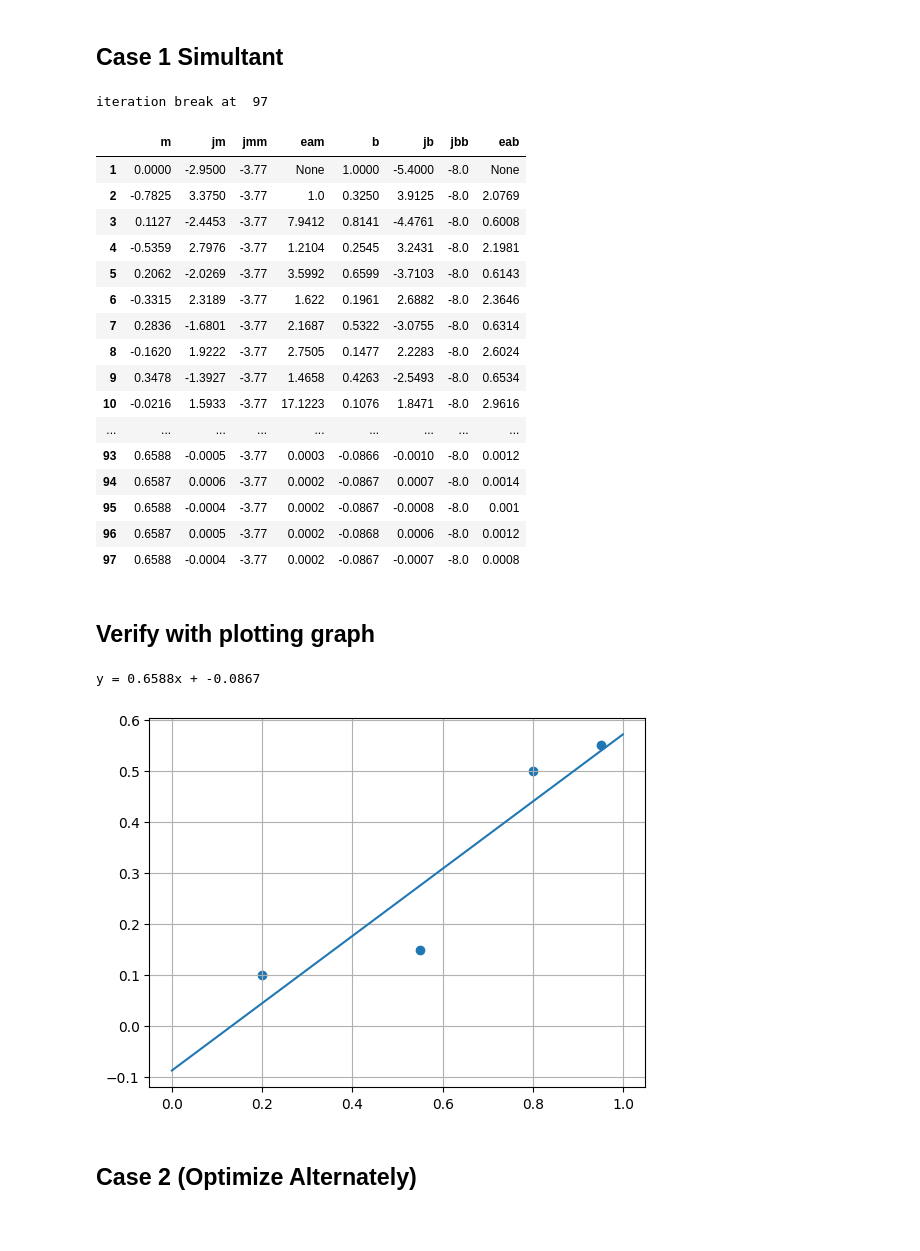
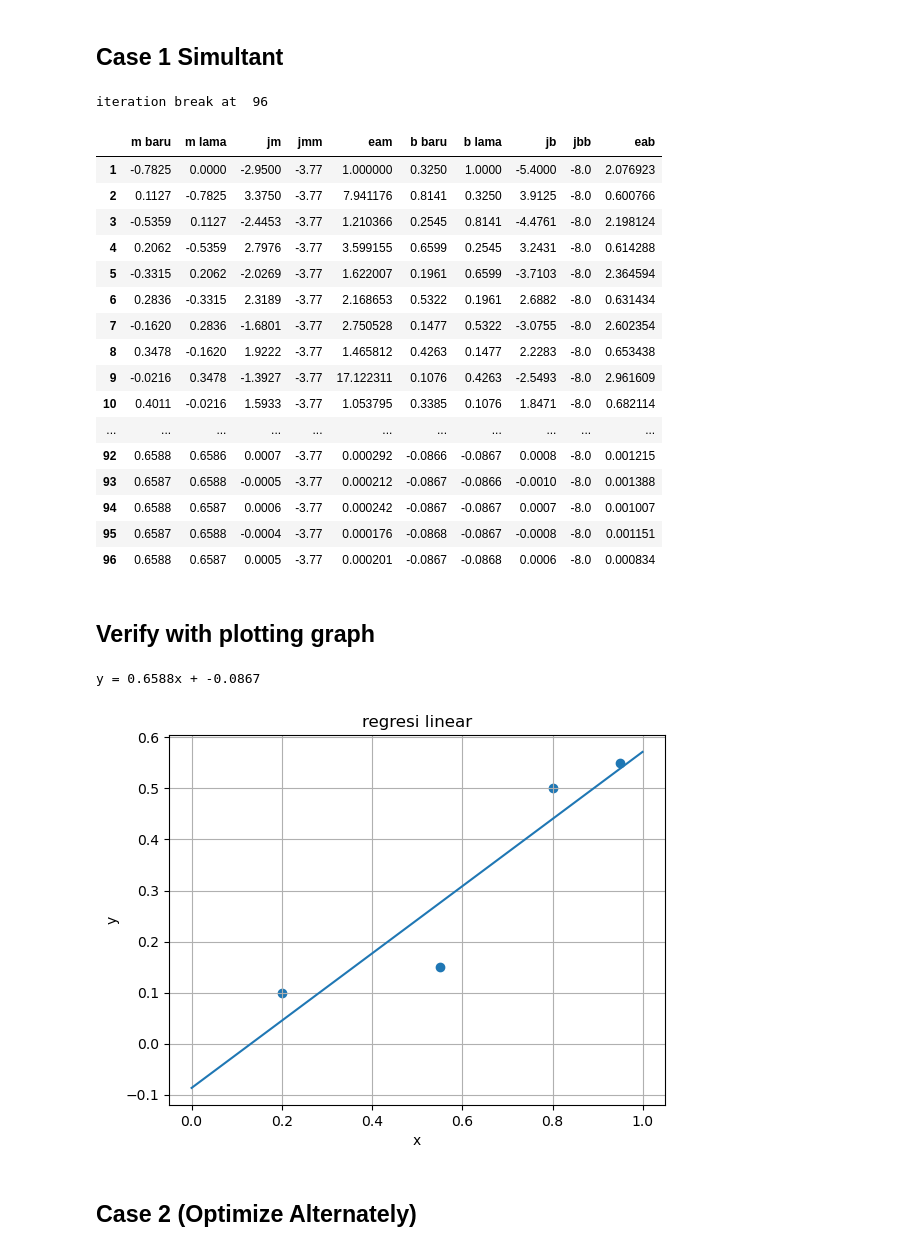
Before and after one commit to rizqisubeno/Tugas, a Jupyter notebook: Deep Learning System/Tugas1_OptimizationLoss.ipynb, the cells around one changed output. Cells and saved outputs as stored; diff of their text form; code cells hidden in the pictures; blank space fills up the shorter version.

```diff
--- a/Deep Learning System/Tugas1_OptimizationLoss.ipynb
+++ b/Deep Learning System/Tugas1_OptimizationLoss.ipynb
@@ -209,9 +240,9 @@ def loss_function_opt2(x, y, m_0, b_0, learning_rate=1, max_iter=1000, error_app
 # %% [markdown]
 ## Case 1 Simultant
 # %%
-m_array, b_array, jm, jmm, jb, jbb, eam, eab = loss_function_opt(data[:,0], data[:,1], 0, 1, 1, 100, 3)
+m_old_arr, b_old_arr, m_latest_arr, b_latest_arr, jm, jmm, jb, jbb, eam, eab = loss_function_opt(data[:,0], data[:,1], 0, 1, 1, 1000, 3)
 
-df = pd.DataFrame({"m": np.round(m_array,4), "jm":np.round(jm,4), "jmm":jmm, "eam":eam, "b": np.round(b_array,4), "jb":np.round(jb,4), "jbb":jbb, "eab":eab})
+df = pd.DataFrame({"m baru": np.round(m_latest_arr,4), "m lama": np.round(m_old_arr,4), "jm":np.round(jm,4), "jmm":jmm, "eam":eam, "b baru": np.round(b_latest_arr,4), "b lama": np.round(b_old_arr,4), "jb":np.round(jb,4), "jbb":jbb, "eab":eab})
 
 # set starting point 1
 df.index += 1
@@ -219,40 +250,44 @@ df.index += 1
 with pd.option_context('display.max_rows', None):  # more options can be specified also
     display(df)
 # %% [output]
-iteration break at  97
+iteration break at  96
-|  | m | jm | jmm | eam | b | jb | jbb | eab |
-| 1 | 0.0000 | -2.9500 | -3.77 | None | 1.0000 | -5.4000 | -8.0 | None |
-| 2 | -0.7825 | 3.3750 | -3.77 | 1.0 | 0.3250 | 3.9125 | -8.0 | 2.0769 |
-| 3 | 0.1127 | -2.4453 | -3.77 | 7.9412 | 0.8141 | -4.4761 | -8.0 | 0.6008 |
-| 4 | -0.5359 | 2.7976 | -3.77 | 1.2104 | 0.2545 | 3.2431 | -8.0 | 2.1981 |
-| 5 | 0.2062 | -2.0269 | -3.77 | 3.5992 | 0.6599 | -3.7103 | -8.0 | 0.6143 |
-| 6 | -0.3315 | 2.3189 | -3.77 | 1.622 | 0.1961 | 2.6882 | -8.0 | 2.3646 |
-| 7 | 0.2836 | -1.6801 | -3.77 | 2.1687 | 0.5322 | -3.0755 | -8.0 | 0.6314 |
-| 8 | -0.1620 | 1.9222 | -3.77 | 2.7505 | 0.1477 | 2.2283 | -8.0 | 2.6024 |
-| 9 | 0.3478 | -1.3927 | -3.77 | 1.4658 | 0.4263 | -2.5493 | -8.0 | 0.6534 |
-| 10 | -0.0216 | 1.5933 | -3.77 | 17.1223 | 0.1076 | 1.8471 | -8.0 | 2.9616 |
-| ... | ... | ... | ... | ... | ... | ... | ... | ... |
-| 93 | 0.6588 | -0.0005 | -3.77 | 0.0003 | -0.0866 | -0.0010 | -8.0 | 0.0012 |
-| 94 | 0.6587 | 0.0006 | -3.77 | 0.0002 | -0.0867 | 0.0007 | -8.0 | 0.0014 |
-| 95 | 0.6588 | -0.0004 | -3.77 | 0.0002 | -0.0867 | -0.0008 | -8.0 | 0.001 |
-| 96 | 0.6587 | 0.0005 | -3.77 | 0.0002 | -0.0868 | 0.0006 | -8.0 | 0.0012 |
-| 97 | 0.6588 | -0.0004 | -3.77 | 0.0002 | -0.0867 | -0.0007 | -8.0 | 0.0008 |
+|  | m baru | m lama | jm | jmm | eam | b baru | b lama | jb | jbb | eab |
+| 1 | -0.7825 | 0.0000 | -2.9500 | -3.77 | 1.000000 | 0.3250 | 1.0000 | -5.4000 | -8.0 | 2.076923 |
+| 2 | 0.1127 | -0.7825 | 3.3750 | -3.77 | 7.941176 | 0.8141 | 0.3250 | 3.9125 | -8.0 | 0.600766 |
+| 3 | -0.5359 | 0.1127 | -2.4453 | -3.77 | 1.210366 | 0.2545 | 0.8141 | -4.4761 | -8.0 | 2.198124 |
+| 4 | 0.2062 | -0.5359 | 2.7976 | -3.77 | 3.599155 | 0.6599 | 0.2545 | 3.2431 | -8.0 | 0.614288 |
+| 5 | -0.3315 | 0.2062 | -2.0269 | -3.77 | 1.622007 | 0.1961 | 0.6599 | -3.7103 | -8.0 | 2.364594 |
+| 6 | 0.2836 | -0.3315 | 2.3189 | -3.77 | 2.168653 | 0.5322 | 0.1961 | 2.6882 | -8.0 | 0.631434 |
+| 7 | -0.1620 | 0.2836 | -1.6801 | -3.77 | 2.750528 | 0.1477 | 0.5322 | -3.0755 | -8.0 | 2.602354 |
+| 8 | 0.3478 | -0.1620 | 1.9222 | -3.77 | 1.465812 | 0.4263 | 0.1477 | 2.2283 | -8.0 | 0.653438 |
+| 9 | -0.0216 | 0.3478 | -1.3927 | -3.77 | 17.122311 | 0.1076 | 0.4263 | -2.5493 | -8.0 | 2.961609 |
+| 10 | 0.4011 | -0.0216 | 1.5933 | -3.77 | 1.053795 | 0.3385 | 0.1076 | 1.8471 | -8.0 | 0.682114 |
+| ... | ... | ... | ... | ... | ... | ... | ... | ... | ... | ... |
+| 92 | 0.6588 | 0.6586 | 0.0007 | -3.77 | 0.000292 | -0.0866 | -0.0867 | 0.0008 | -8.0 | 0.001215 |
+| 93 | 0.6587 | 0.6588 | -0.0005 | -3.77 | 0.000212 | -0.0867 | -0.0866 | -0.0010 | -8.0 | 0.001388 |
+| 94 | 0.6588 | 0.6587 | 0.0006 | -3.77 | 0.000242 | -0.0867 | -0.0867 | 0.0007 | -8.0 | 0.001007 |
+| 95 | 0.6587 | 0.6588 | -0.0004 | -3.77 | 0.000176 | -0.0868 | -0.0867 | -0.0008 | -8.0 | 0.001151 |
+| 96 | 0.6588 | 0.6587 | 0.0005 | -3.77 | 0.000201 | -0.0867 | -0.0868 | 0.0006 | -8.0 | 0.000834 |
 # %% [markdown]
 ## Verify with plotting graph
 # %%
-m = m_array[-1]
-b = b_array[-1]
+m = m_latest_arr[-1]
+b = b_latest_arr[-1]
 
 x = np.arange(0,1,0.001)
 y = m*x+b
 print("y = {}x + {}".format(round(m,4),round(b,4)))
 
 plt.scatter(data[:,0],data[:,1])
 plt.plot(x,y)
+plt.title("regresi linear")
+plt.xlabel("x")
+plt.ylabel("y")
 plt.grid(True)
+plt.show()
 # %% [output]
 y = 0.6588x + -0.0867
-[figure, old version]
+[figure, new version]
 # %% [markdown]
 ## Case 2 (Optimize Alternately)
 # %%
```
Also changed, not shown: parts of 5 cells of this notebook.
